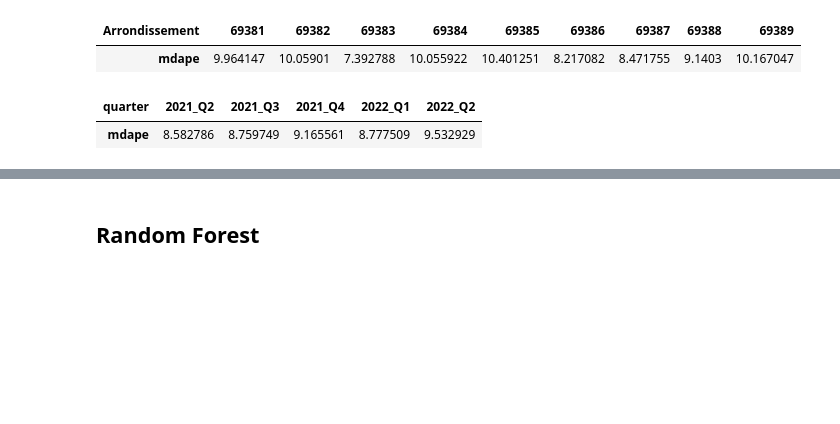
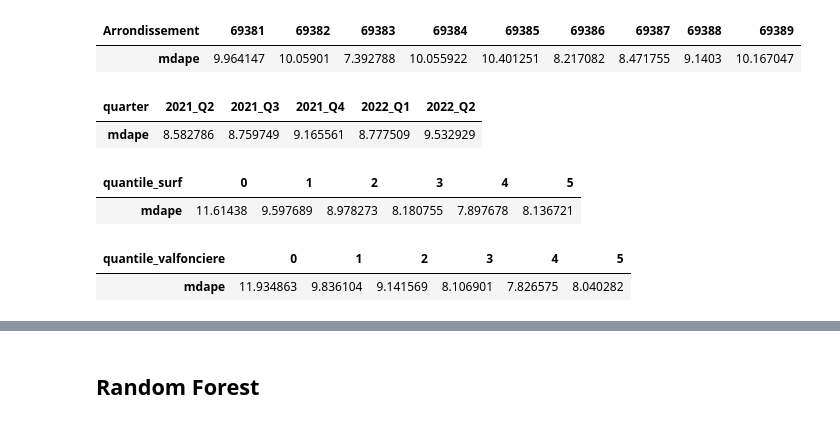
Before and after one commit to Clotilde-23/BDC, a Jupyter notebook: Notebooks/Model_flats_lyon.ipynb, the cells around one changed output, grey strips where cells are left out. Cells and saved outputs as stored; diff of their text form; code cells hidden in the pictures; blank space fills up the shorter version.

```diff
--- a/Notebooks/Model_flats_lyon.ipynb
+++ b/Notebooks/Model_flats_lyon.ipynb
@@ -254,6 +254,19 @@ X_test.groupby('quarter').agg({'mdape' : 'median'}).reset_index().set_index('qua
 # %% [output]
 | quarter | 2021_Q2 | 2021_Q3 | 2021_Q4 | 2022_Q1 | 2022_Q2 |
 | mdape | 8.582786 | 8.759749 | 9.165561 | 8.777509 | 9.532929 |
+# %%
+X_test['quantile_surf'] = pd.qcut(X_test['surface_reelle_bati'], 6, labels=False)
+X_test['quantile_valfonciere'] = pd.qcut(X_test['valeur_fonciere'], 6, labels=False)
+# %%
+X_test.groupby('quantile_surf').agg({'mdape' : 'median'}).reset_index().set_index('quantile_surf').T
+# %% [output]
+| quantile_surf | 0 | 1 | 2 | 3 | 4 | 5 |
+| mdape | 11.61438 | 9.597689 | 8.978273 | 8.180755 | 7.897678 | 8.136721 |
+# %%
+X_test.groupby('quantile_valfonciere').agg({'mdape' : 'median'}).reset_index().set_index('quantile_valfonciere').T
+# %% [output]
+| quantile_valfonciere | 0 | 1 | 2 | 3 | 4 | 5 |
+| mdape | 11.934863 | 9.836104 | 9.141569 | 8.106901 | 7.826575 | 8.040282 |
 # %%
 #round(X_test.groupby('quarter').agg({'mdape' : 'median'}).reset_index().set_index('quarter').T, 3).to_latex()
 # %%
```
Also changed, not shown: parts of 29 cells of this notebook.
